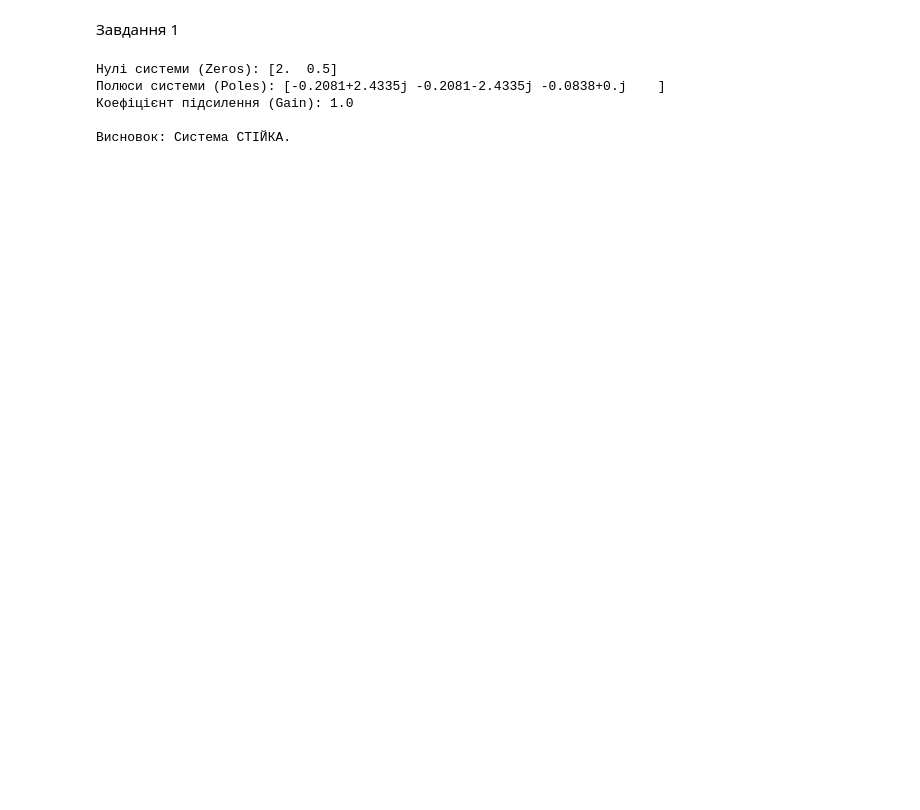
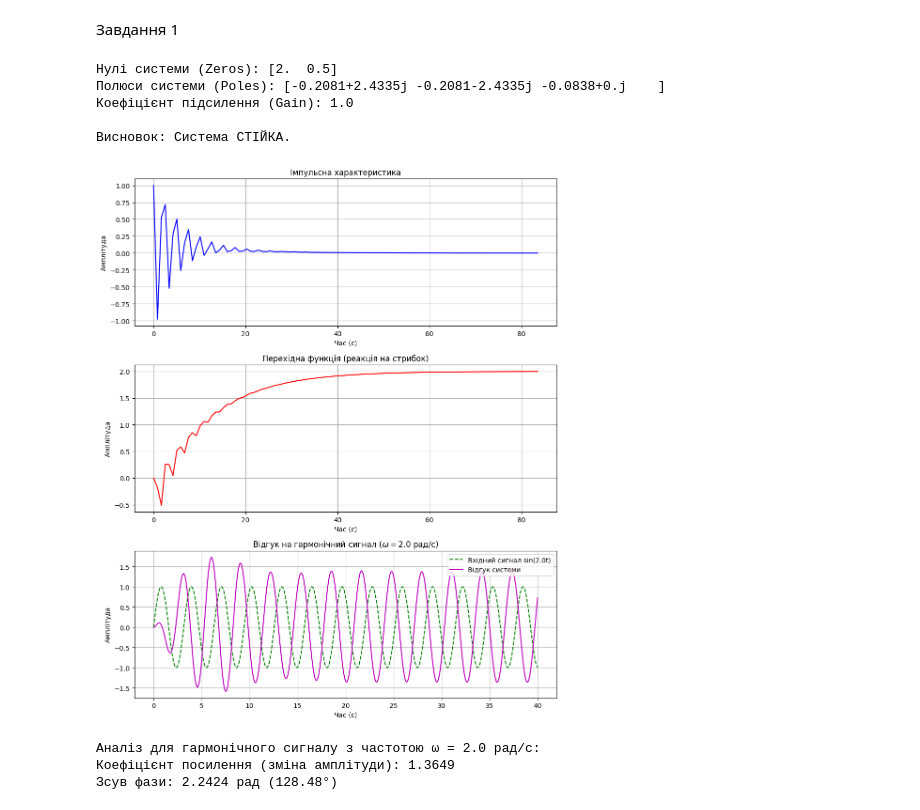
Before and after one commit to smir-nat/Mat-model, a Jupyter notebook: lab_2.ipynb, the cells around one changed output. Saved outputs shown, nothing was run; the diff lists cells and outputs as text; code cells hidden in the pictures; blank space fills up the shorter version.

```diff
--- a/lab_2.ipynb
+++ b/lab_2.ipynb
@@ -27,3 +27,70 @@ else:
 Коефіцієнт підсилення (Gain): 1.0
 
 Висновок: Система СТІЙКА.
+# %%
+import scipy.signal as signal
+import numpy as np
+import matplotlib.pyplot as plt
+
+# Задання системи
+num = [2, -5, 2]
+den = [2, 1, 12, 1]
+sys = signal.TransferFunction(num, den)
+
+# 1. Імпульсна характеристика
+t_imp, y_imp = signal.impulse(sys)
+
+# 2. Перехідна функція (реакція на одиничний стрибок)
+t_step, y_step = signal.step(sys)
+
+# 3. Відгук на гармонічний сигнал
+# Оберемо тестову частоту omega = 2.0 рад/с
+omega = 2.0
+t_harm = np.linspace(0, 40, 1000)
+u_harm = np.sin(omega * t_harm)
+t_out, y_harm, _ = signal.lsim(sys, U=u_harm, T=t_harm)
+
+# Обчислення коефіцієнта посилення та зсуву фази для заданої частоти
+w, H = signal.freqresp(sys, w=[omega])
+magnitude_gain = np.abs(H[0])
+phase_shift_rad = np.angle(H[0])
+phase_shift_deg = np.degrees(phase_shift_rad)
+
+# Побудова графіків
+fig, axs = plt.subplots(3, 1, figsize=(10, 12))
+
+# Графік 1: Імпульсна характеристика
+axs[0].plot(t_imp, y_imp, 'b')
+axs[0].set_title('Імпульсна характеристика')
+axs[0].set_xlabel('Час (с)')
+axs[0].set_ylabel('Амплітуда')
+axs[0].grid(True)
+
+# Графік 2: Перехідна функція
+axs[1].plot(t_step, y_step, 'r')
+axs[1].set_title('Перехідна функція (реакція на стрибок)')
+axs[1].set_xlabel('Час (с)')
+axs[1].set_ylabel('Амплітуда')
+axs[1].grid(True)
+
+# Графік 3: Гармонічний відгук
+axs[2].plot(t_harm, u_harm, 'g--', label=f'Вхідний сигнал sin({omega}t)')
+axs[2].plot(t_out, y_harm, 'm', label='Відгук системи')
+axs[2].set_title(f'Відгук на гармонічний сигнал ($\omega={omega}$ рад/с)')
+axs[2].set_xlabel('Час (с)')
+axs[2].set_ylabel('Амплітуда')
+axs[2].legend()
+axs[2].grid(True)
+
+plt.tight_layout()
+plt.show()
+
+# Вивід результатів аналізу гармонічного сигналу
+print(f"Аналіз для гармонічного сигналу з частотою ω = {omega} рад/с:")
+print(f"Коефіцієнт посилення (зміна амплітуди): {magnitude_gain:.4f}")
+print(f"Зсув фази: {phase_shift_rad:.4f} рад ({phase_shift_deg:.2f}°)")
+# %% [output]
+[figure, added]
+Аналіз для гармонічного сигналу з частотою ω = 2.0 рад/с:
+Коефіцієнт посилення (зміна амплітуди): 1.3649
+Зсув фази: 2.2424 рад (128.48°)
```
